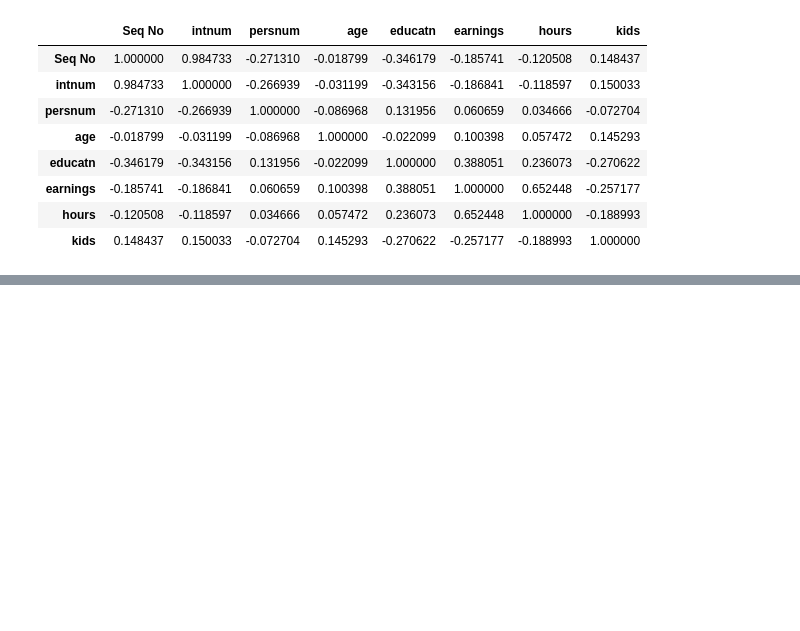
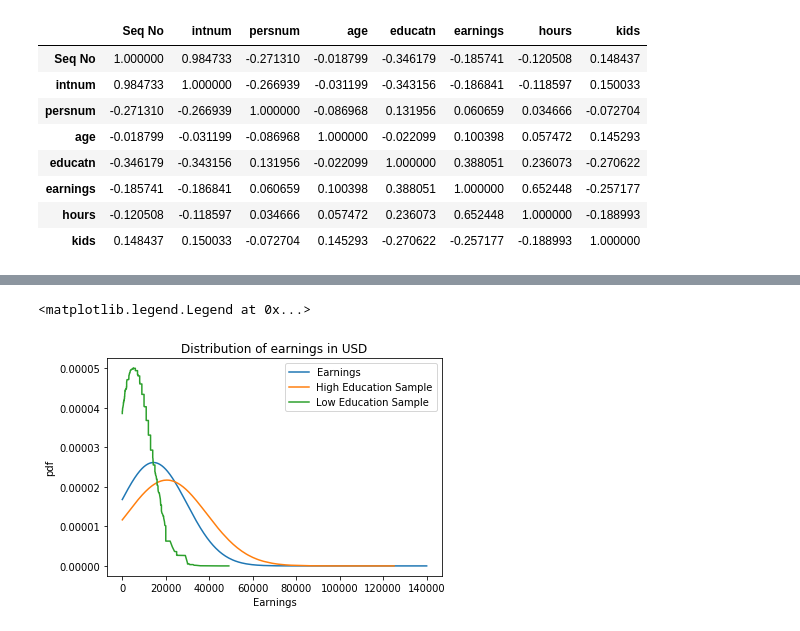
Before and after one commit to crishalm/dataScience-assignment1, a Jupyter notebook: assignment.ipynb, the cells around one changed output, grey strips where cells are left out. Cells and saved outputs as stored; diff of their text form; code cells hidden in the pictures; blank space fills up the shorter version.

```diff
--- a/assignment.ipynb
+++ b/assignment.ipynb
@@ -228,0 +250,2 @@ orig.corr()
+# %%
+median_education = education.median()
@@ -228,0 +256,6 @@ orig.corr()
+# %%
+high_educated = orig[orig.educatn > median_education]
+low_educated = orig[orig.educatn < median_education]
+
+print("high_educated_count:",high_educated.count())
+print("low_educated_count:",low_educated.count())
@@ -228,0 +285,5 @@ orig.corr()
+# %%
+sample_size = 800
+
+High_educated_earnings = high_educated.sample(sample_size).earnings.sort_values()
+High_educated_earnings.describe()
@@ -228,0 +300,3 @@ orig.corr()
+# %%
+Low_educated_earnings = low_educated.sample(sample_size).earnings.sort_values()
+Low_educated_earnings.describe()
@@ -228,0 +313,18 @@ orig.corr()
+# %%
+original_sample = orig['earnings'].sort_values();
+original_sample_earnings = stat.norm.pdf(original_sample, original_sample.mean(), original_sample.std())
+plt.plot(original_sample, original_sample_earnings, label='Earnings')
+
+high_education = stat.norm.pdf(High_educated_earnings, High_educated_earnings.mean(), High_educated_earnings.std())
+plt.plot(High_educated_earnings, high_education, label='High Education Sample')
+
+low_education = stat.norm.pdf(Low_educated_earnings, Low_educated_earnings.mean(), Low_educated_earnings.std())
+plt.plot(low_educated_earnings, low_education, label='Low Education Sample')
+
+plt.title('Distribution of earnings in USD')
+plt.xlabel('Earnings')
+plt.ylabel('pdf')
+plt.legend()
+# %% [output]
+<matplotlib.legend.Legend at 0x...>
+[figure, added]
```
Also changed, not shown: parts of 10 cells of this notebook, 1 other file.
